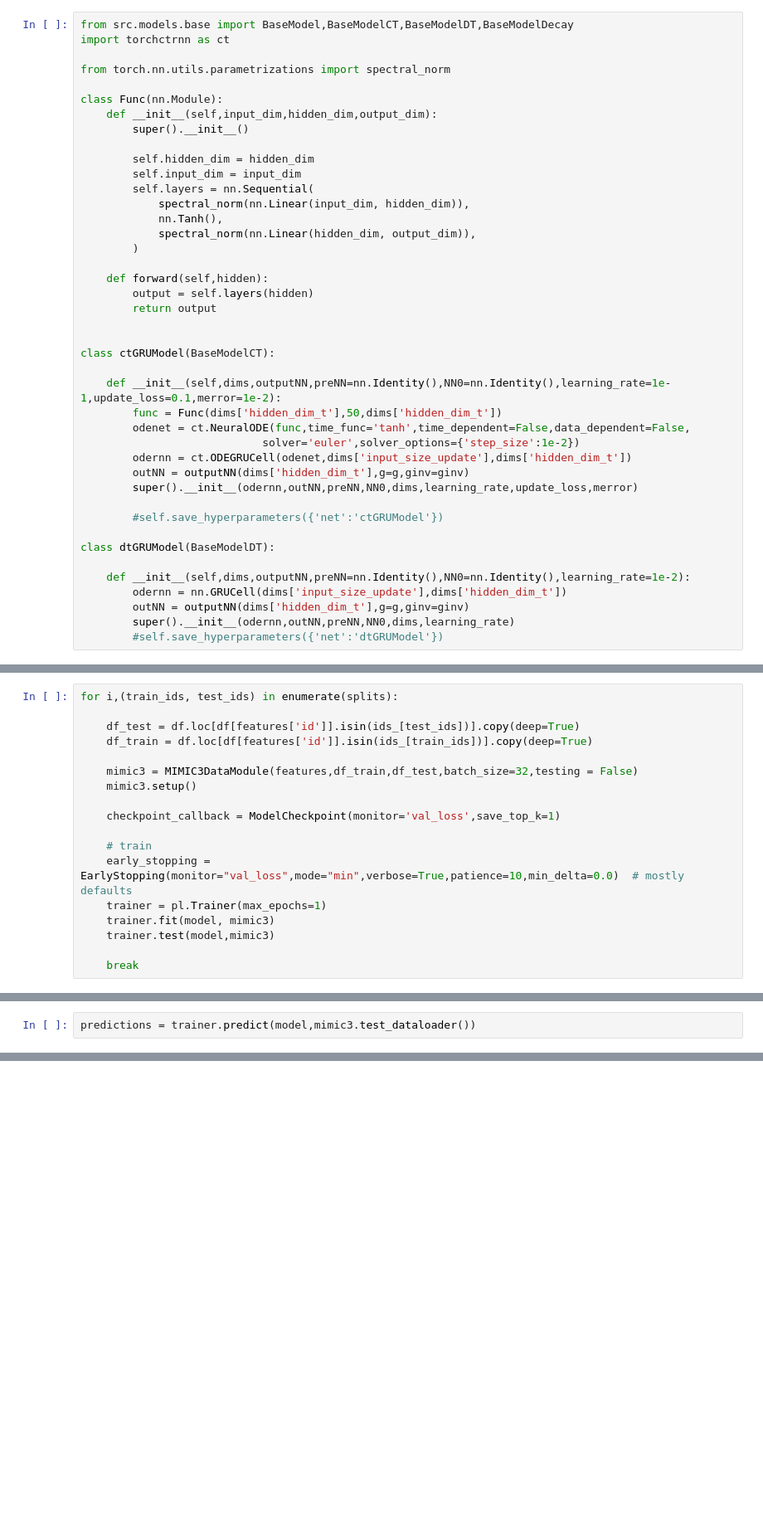
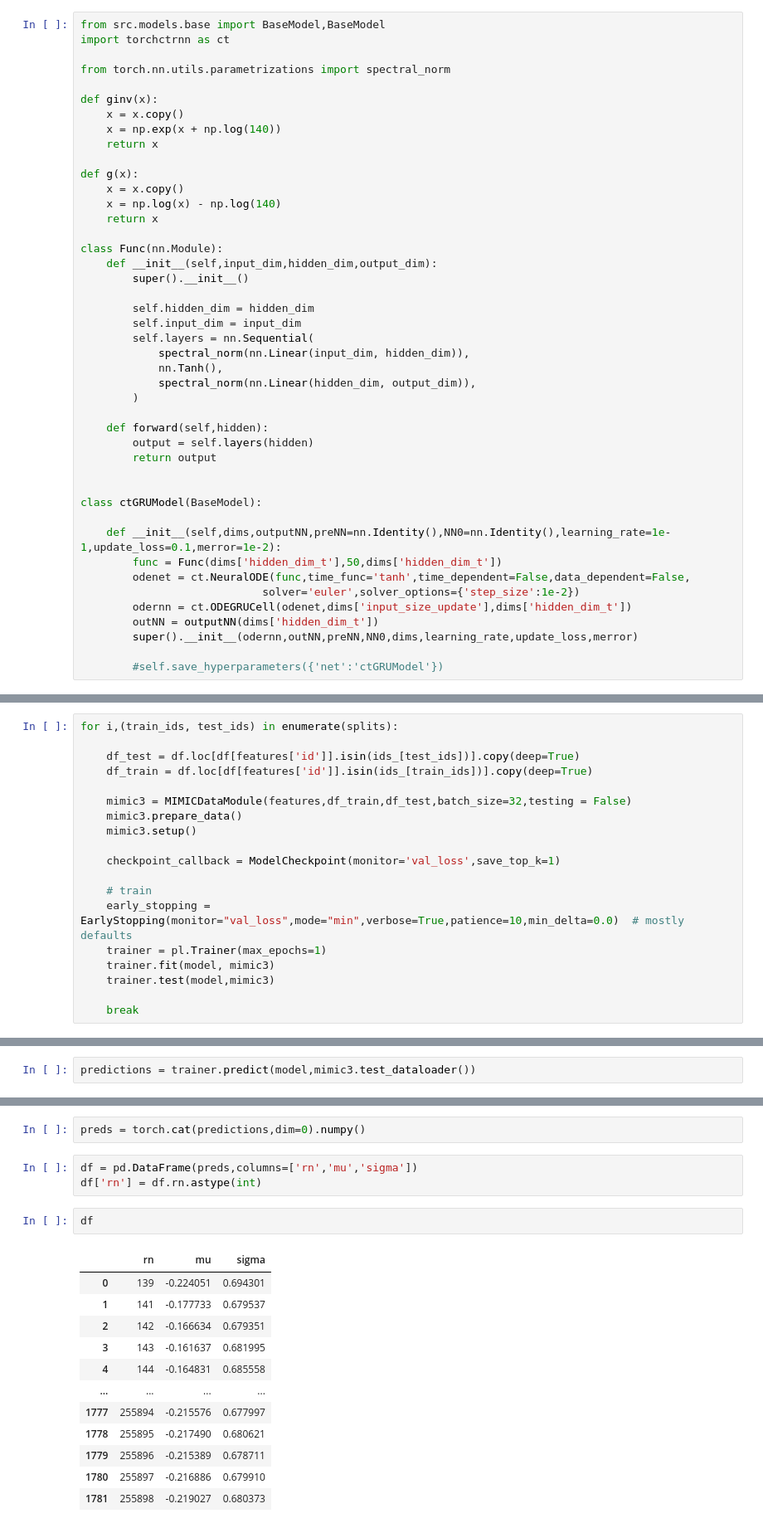
Before and after one commit to oizin/irregular-ts, a Jupyter notebook: scripts/example.ipynb, the cells around one changed output, grey strips where cells are left out. Shown at 83% size. Cells and saved outputs as stored; diff of their text form; blank space fills up the shorter version.

Commit message:
after trainingtraining

```diff
--- a/scripts/example.ipynb
+++ b/scripts/example.ipynb
@@ -114,10 +115,20 @@ next(iter(mimic.train_dataloader()))
 # %% [markdown]
 ### Models
 # %%
-from src.models.base import BaseModel,BaseModelCT,BaseModelDT,BaseModelDecay
+from src.models.base import BaseModel,BaseModel
 import torchctrnn as ct
 
 from torch.nn.utils.parametrizations import spectral_norm
+
+def ginv(x):
+    x = x.copy()
+    x = np.exp(x + np.log(140))
+    return x
+
+def g(x):
+    x = x.copy()
+    x = np.log(x) - np.log(140)
+    return x
 
 class Func(nn.Module):
     def __init__(self,input_dim,hidden_dim,output_dim):
@@ -136,25 +147,17 @@ class Func(nn.Module):
         return output
 
 
-class ctGRUModel(BaseModelCT):
+class ctGRUModel(BaseModel):
 
     def __init__(self,dims,outputNN,preNN=nn.Identity(),NN0=nn.Identity(),learning_rate=1e-1,update_loss=0.1,merror=1e-2):
         func = Func(dims['hidden_dim_t'],50,dims['hidden_dim_t'])
         odenet = ct.NeuralODE(func,time_func='tanh',time_dependent=False,data_dependent=False,
                             solver='euler',solver_options={'step_size':1e-2})
         odernn = ct.ODEGRUCell(odenet,dims['input_size_update'],dims['hidden_dim_t'])
-        outNN = outputNN(dims['hidden_dim_t'],g=g,ginv=ginv)
+        outNN = outputNN(dims['hidden_dim_t'])
         super().__init__(odernn,outNN,preNN,NN0,dims,learning_rate,update_loss,merror)
 
         #self.save_hyperparameters({'net':'ctGRUModel'})
-
-class dtGRUModel(BaseModelDT):
-
-    def __init__(self,dims,outputNN,preNN=nn.Identity(),NN0=nn.Identity(),learning_rate=1e-2):
-        odernn = nn.GRUCell(dims['input_size_update'],dims['hidden_dim_t'])
-        outNN = outputNN(dims['hidden_dim_t'],g=g,ginv=ginv)
-        super().__init__(odernn,outNN,preNN,NN0,dims,learning_rate)
-        #self.save_hyperparameters({'net':'dtGRUModel'})
 # %%
 outputNN = GaussianOutputNNLL
 model = ctGRUModel(dims,outputNN)
@@ -183,7 +186,8 @@ for i,(train_ids, test_ids) in enumerate(splits):
     df_test = df.loc[df[features['id']].isin(ids_[test_ids])].copy(deep=True)
     df_train = df.loc[df[features['id']].isin(ids_[train_ids])].copy(deep=True)
 
-    mimic3 = MIMIC3DataModule(features,df_train,df_test,batch_size=32,testing = False)
+    mimic3 = MIMICDataModule(features,df_train,df_test,batch_size=32,testing = False)
+    mimic3.prepare_data()
     mimic3.setup()
 
     checkpoint_callback = ModelCheckpoint(monitor='val_loss',save_top_k=1)
@@ -245,0 +231,20 @@ df.head()
+# %%
+preds = torch.cat(predictions,dim=0).numpy()
+# %%
+df = pd.DataFrame(preds,columns=['rn','mu','sigma'])
+df['rn'] = df.rn.astype(int)
+# %%
+df
+# %% [output]
+|  | rn | mu | sigma |
+| 0 | 139 | -0.224051 | 0.694301 |
+| 1 | 141 | -0.177733 | 0.679537 |
+| 2 | 142 | -0.166634 | 0.679351 |
+| 3 | 143 | -0.161637 | 0.681995 |
+| 4 | 144 | -0.164831 | 0.685558 |
+| ... | ... | ... | ... |
+| 1777 | 255894 | -0.215576 | 0.677997 |
+| 1778 | 255895 | -0.217490 | 0.680621 |
+| 1779 | 255896 | -0.215389 | 0.678711 |
+| 1780 | 255897 | -0.216886 | 0.679910 |
+| 1781 | 255898 | -0.219027 | 0.680373 |
```
Also changed, not shown: parts of 9 cells of this notebook, 9 other files.
